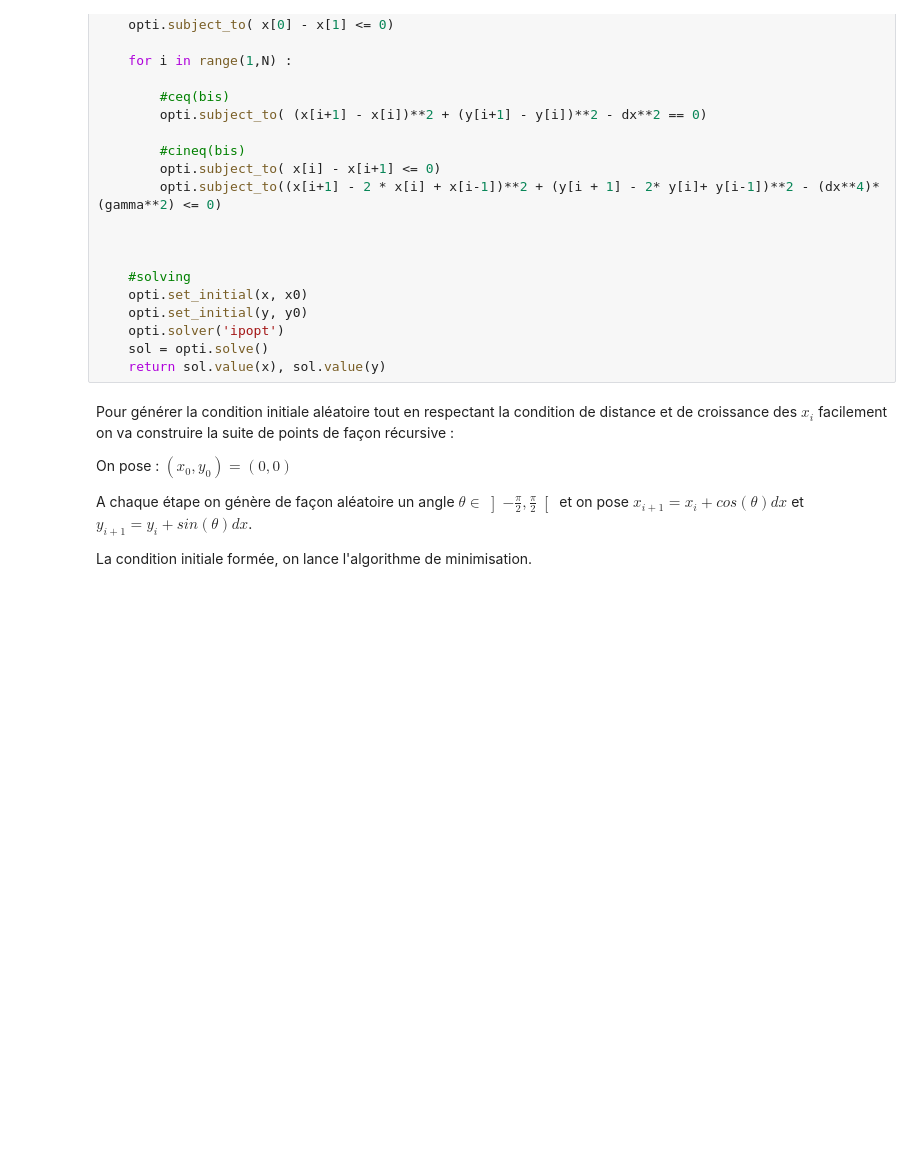
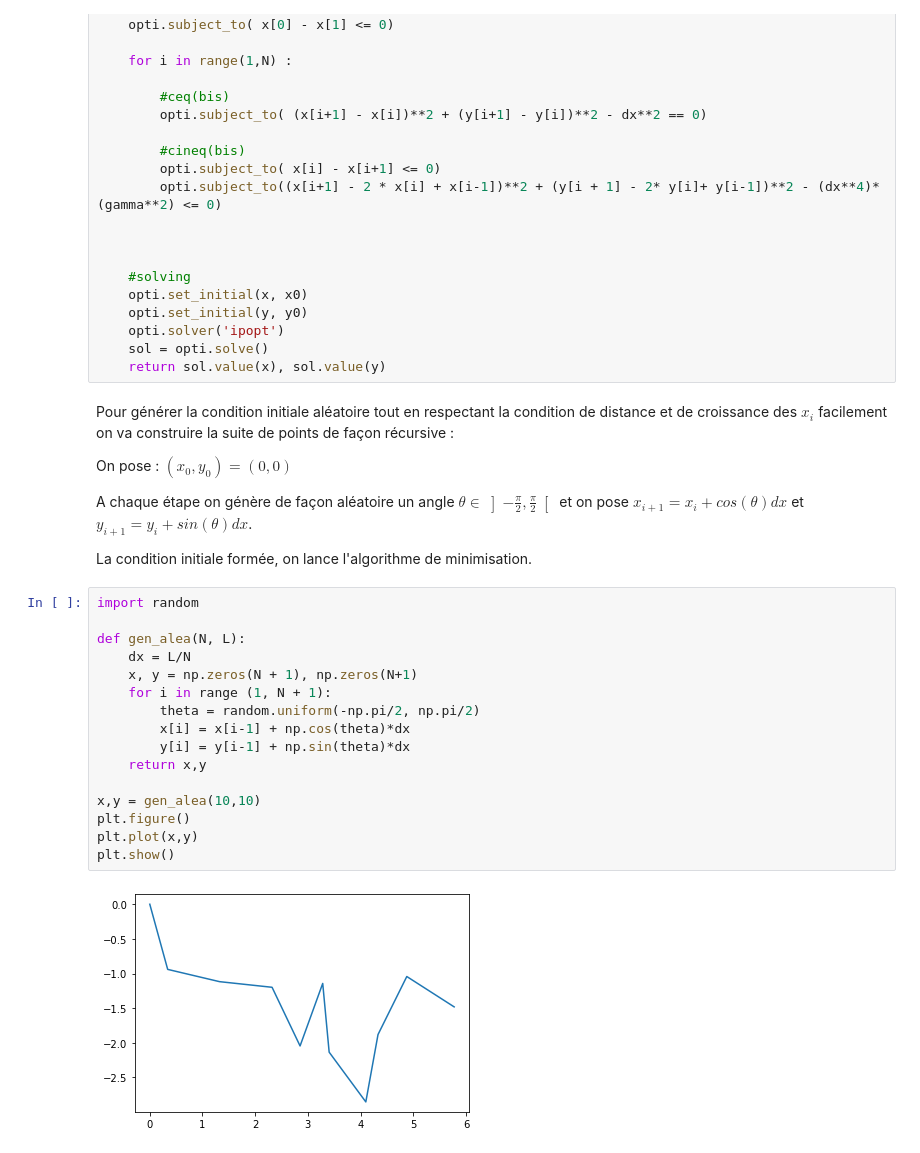
Before and after one commit to thibclz/projet_opti_tuyau, a Jupyter notebook: notebook.ipynb, the cells around one changed output. Cells and saved outputs as stored; diff of their text form; blank space fills up the shorter version.

```diff
--- a/notebook.ipynb
+++ b/notebook.ipynb
@@ -484,3 +484,21 @@ On pose : $ (x_0, y_0) = (0, 0)$
 A chaque étape on génère de façon aléatoire un angle $\theta \in \left]-\frac{\pi}{2}, \frac{\pi}{2}\right[ $ et on pose $x_{i+1} = x_i + cos(\theta)dx $ et $y_{i+1} = y_i + sin(\theta)dx $.
 
 La condition initiale formée, on lance l'algorithme de minimisation.
+# %%
+import random
+
+def gen_alea(N, L):
+    dx = L/N
+    x, y = np.zeros(N + 1), np.zeros(N+1)
+    for i in range (1, N + 1):
+        theta = random.uniform(-np.pi/2, np.pi/2)
+        x[i] = x[i-1] + np.cos(theta)*dx
+        y[i] = y[i-1] + np.sin(theta)*dx
+    return x,y
+
+x,y = gen_alea(10,10)
+plt.figure()
+plt.plot(x,y)
+plt.show()
+# %% [output]
+[figure, added]
```
Also changed, not shown: parts of 8 cells of this notebook.
